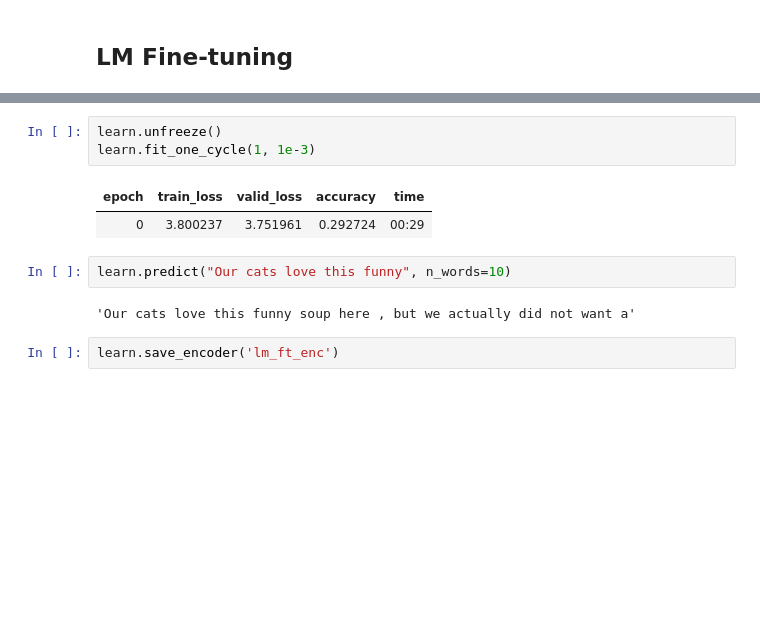
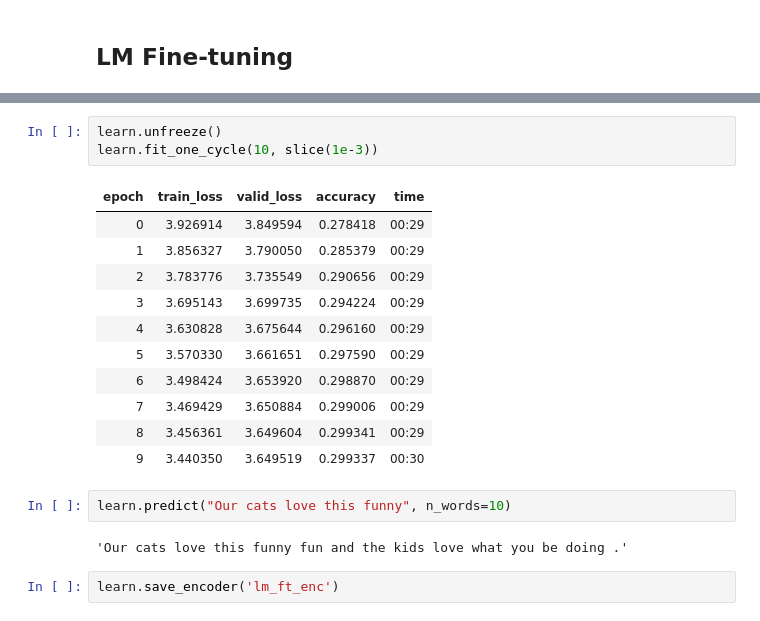
Before and after one commit to ohmeow/dl-experiments, a Jupyter notebook: medium-finding-data-block-nirvana/yelp-01-custom-itemlist.ipynb, the cells around one changed output, grey strips where cells are left out. Saved outputs shown, nothing was run; the diff lists cells and outputs as text; blank space fills up the shorter version.

```diff
--- a/medium-finding-data-block-nirvana/yelp-01-custom-itemlist.ipynb
+++ b/medium-finding-data-block-nirvana/yelp-01-custom-itemlist.ipynb
@@ -166,13 +152,22 @@ learn.fit_one_cycle(1, 1e-2)
 # %%
 learn.unfreeze()
-learn.fit_one_cycle(1, 1e-3)
+learn.fit_one_cycle(10, slice(1e-3))
 # %% [output]
 | epoch | train_loss | valid_loss | accuracy | time |
-| 0 | 3.800237 | 3.751961 | 0.292724 | 00:29 |
+| 0 | 3.926914 | 3.849594 | 0.278418 | 00:29 |
+| 1 | 3.856327 | 3.790050 | 0.285379 | 00:29 |
+| 2 | 3.783776 | 3.735549 | 0.290656 | 00:29 |
+| 3 | 3.695143 | 3.699735 | 0.294224 | 00:29 |
+| 4 | 3.630828 | 3.675644 | 0.296160 | 00:29 |
+| 5 | 3.570330 | 3.661651 | 0.297590 | 00:29 |
+| 6 | 3.498424 | 3.653920 | 0.298870 | 00:29 |
+| 7 | 3.469429 | 3.650884 | 0.299006 | 00:29 |
+| 8 | 3.456361 | 3.649604 | 0.299341 | 00:29 |
+| 9 | 3.440350 | 3.649519 | 0.299337 | 00:30 |
 # %%
 learn.predict("Our cats love this funny", n_words=10)
 # %% [output]
-'Our cats love this funny soup here , but we actually did not want a'
+'Our cats love this funny fun and the kids love what you be doing .'
 # %%
 learn.save_encoder('lm_ft_enc')
 # %% [markdown]
```
Also changed, not shown: parts of 29 cells of this notebook.
